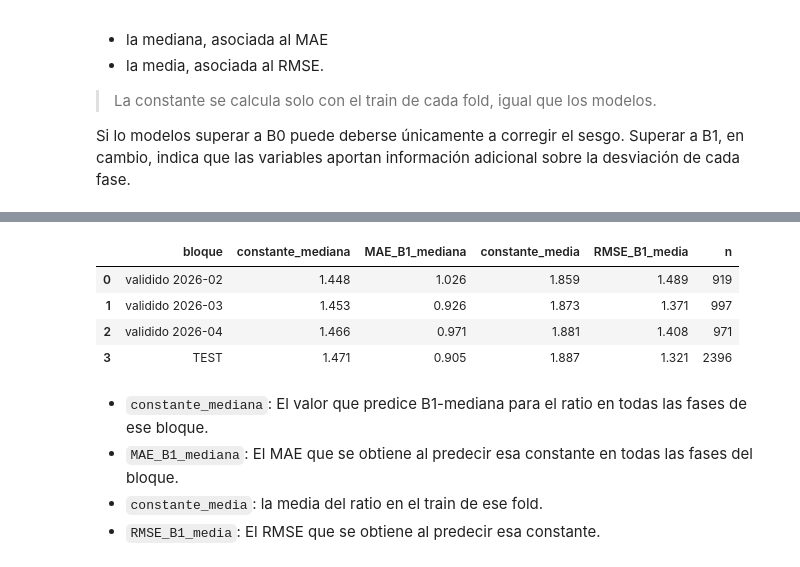
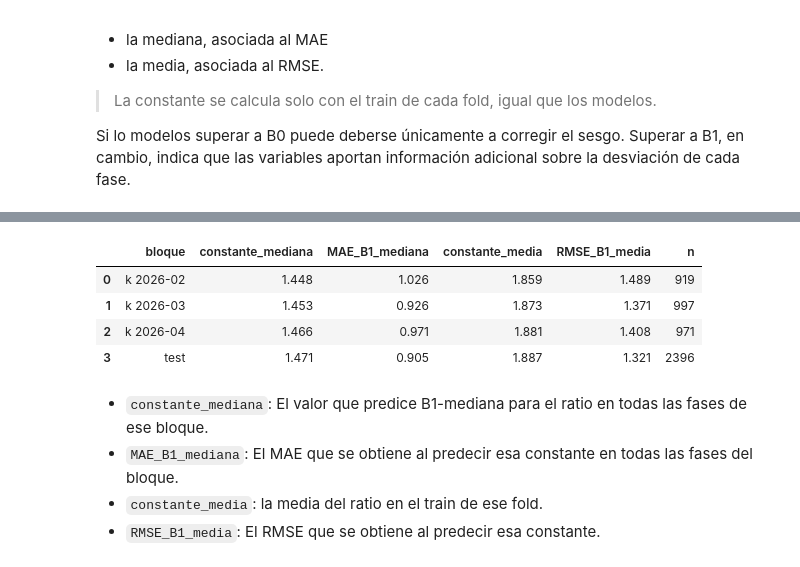
Before and after one commit to muntrans/TFM, a Jupyter notebook: 10.Modelado/10.1_Baselines.ipynb, the cells around one changed output, grey strips where cells are left out. Cells and saved outputs as stored; diff of their text form; code cells hidden in the pictures.

```diff
--- a/10.Modelado/10.1_Baselines.ipynb
+++ b/10.Modelado/10.1_Baselines.ipynb
@@ -29,11 +34,11 @@ MESES_VALIDACION = folds["mes_validacion"].tolist()      # ['2026-02', '2026-03'
 filas = []
 for mes in MESES_VALIDACION:
     train, valid = obtener_fold(df_B0, mes)              # B0 no entrena: solo usamos valid
-    filas.append({"bloque": f"valid {mes}", **metricas(valid["ratio"], valid["pred_B0"])})
+    filas.append({"bloque": f"k {mes}", **metricas(valid["ratio"], valid["pred_B0"])})
 
 # Error de B0 en test
 t = df_B0[df_B0["split"] == "test"]
-filas.append({"bloque": "TEST", **metricas(t["ratio"], t["pred_B0"])})
+filas.append({"bloque": "test", **metricas(t["ratio"], t["pred_B0"])})
 
 # Tabla de resultados
 resultados_B0 = pd.DataFrame(filas).round(3)
@@ -60,8 +65,8 @@ Estos resultados hay que mirarlos con profundidad. Un MAE alto puede deberse a d
 > ¿El error de B0 es sesgo o dispersión?
 # %%
 filas = []
-bloques = [(f"valid {mes}", obtener_fold(df_B0, mes)[1]) for mes in MESES_VALIDACION]
-bloques.append(("TEST", df_B0[df_B0["split"] == "test"]))
+bloques = [(f"k {mes}", obtener_fold(df_B0, mes)[1]) for mes in MESES_VALIDACION]
+bloques.append(("test", df_B0[df_B0["split"] == "test"]))
 
 for nombre, d in bloques:
     filas.append({
@@ -91,8 +96,8 @@ El hecho que la diferencia sea positiva puede ser un indicio de tener una cola h
 Dado la naturaleza multiplicativa del ratio, voy a proceder a explorar los mismos resultados pero con el **log(ratio)**
 # %%
 filas = []
-bloques = [(f"valid {mes}", obtener_fold(df_B0, mes)[1]) for mes in MESES_VALIDACION]
-bloques.append(("TEST", df_B0[df_B0["split"] == "test"]))
+bloques = [(f"k {mes}", obtener_fold(df_B0, mes)[1]) for mes in MESES_VALIDACION]
+bloques.append(("test", df_B0[df_B0["split"] == "test"]))
 
 for nombre, d in bloques:
     log_ratio = np.log(d["ratio"])
@@ -184,39 +189,39 @@ df_B1["pred_B1_media"]   = np.nan
 
 # Validación: la constante se aprende en el train de cada fold
 for mes in MESES_VALIDACION:
     train, valid = obtener_fold(df_B1, mes)
     df_B1.loc[valid.index, "pred_B1_mediana"] = train["ratio"].median()
     df_B1.loc[valid.index, "pred_B1_media"]   = train["ratio"].mean()
 
 # Test: la constante se aprende con todo el desarrollo
 B1_desarrollo = df_B1[df_B1["split"] == "desarrollo"] # split: desarrollo o test
 B1_test = df_B1["split"] == "test"
 df_B1.loc[B1_test, "pred_B1_mediana"] = B1_desarrollo["ratio"].median()
 df_B1.loc[B1_test, "pred_B1_media"]   = B1_desarrollo["ratio"].mean()
 
 # Métricas por bloque (mismo formato que B0)
 filas = []
-bloques = [(f"validido {mes}", obtener_fold(df_B1, mes)[1]) for mes in MESES_VALIDACION]
-bloques.append(("TEST", df_B1[B1_test]))
+bloques = [(f"k {mes}", obtener_fold(df_B1, mes)[1]) for mes in MESES_VALIDACION]
+bloques.append(("test", df_B1[B1_test]))
 
 for nombre, d in bloques:
     m_med  = metricas(d["ratio"], d["pred_B1_mediana"])
     m_mean = metricas(d["ratio"], d["pred_B1_media"])
     filas.append({"bloque": nombre,
                   "constante_mediana": d["pred_B1_mediana"].iloc[0],
                   "MAE_B1_mediana":    m_med["MAE"],
                   "constante_media":   d["pred_B1_media"].iloc[0],
                   "RMSE_B1_media":     m_mean["RMSE"],
                   "n":                 m_med["n"]})
 
 resultados_B1 = pd.DataFrame(filas).round(3)
 display(resultados_B1)
 # %% [output]
 |  | bloque | constante_mediana | MAE_B1_mediana | constante_media | RMSE_B1_media | n |
-| 0 | validido 2026-02 | 1.448 | 1.026 | 1.859 | 1.489 | 919 |
-| 1 | validido 2026-03 | 1.453 | 0.926 | 1.873 | 1.371 | 997 |
-| 2 | validido 2026-04 | 1.466 | 0.971 | 1.881 | 1.408 | 971 |
-| 3 | TEST | 1.471 | 0.905 | 1.887 | 1.321 | 2396 |
+| 0 | k 2026-02 | 1.448 | 1.026 | 1.859 | 1.489 | 919 |
+| 1 | k 2026-03 | 1.453 | 0.926 | 1.873 | 1.371 | 997 |
+| 2 | k 2026-04 | 1.466 | 0.971 | 1.881 | 1.408 | 971 |
+| 3 | test | 1.471 | 0.905 | 1.887 | 1.321 | 2396 |
 # %% [markdown]
 - `constante_mediana`: El valor que predice B1-mediana para el ratio en todas las fases de ese bloque.
 - `MAE_B1_mediana`: El MAE que se obtiene al predecir esa constante en todas las fases del bloque.
```
Also changed, not shown: parts of 31 cells of this notebook, 4 other files.
